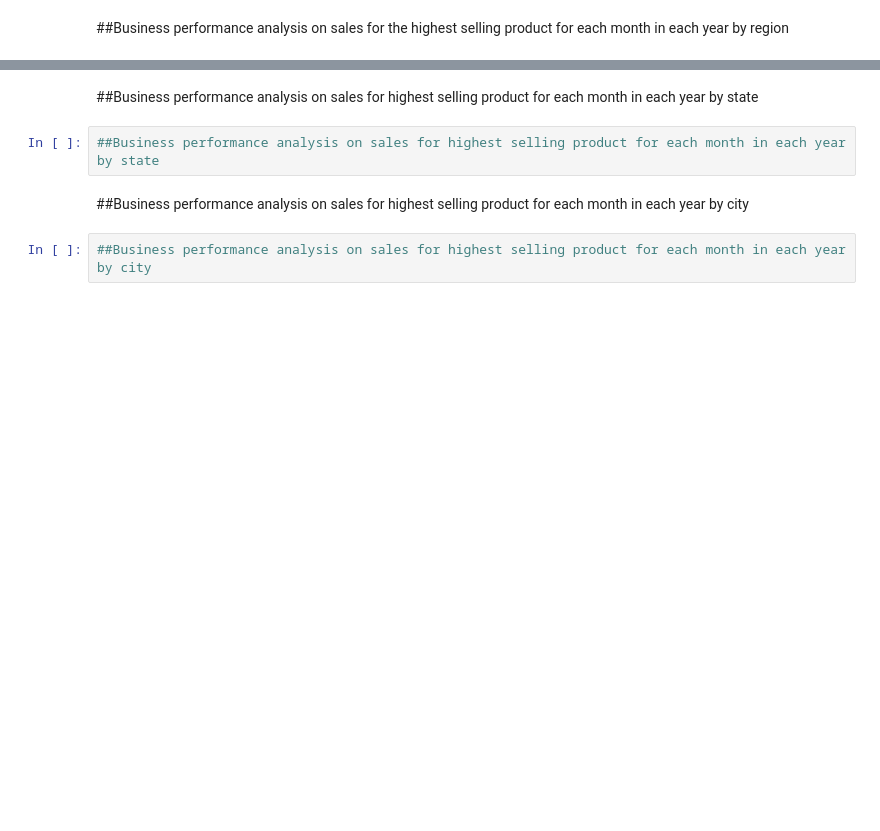
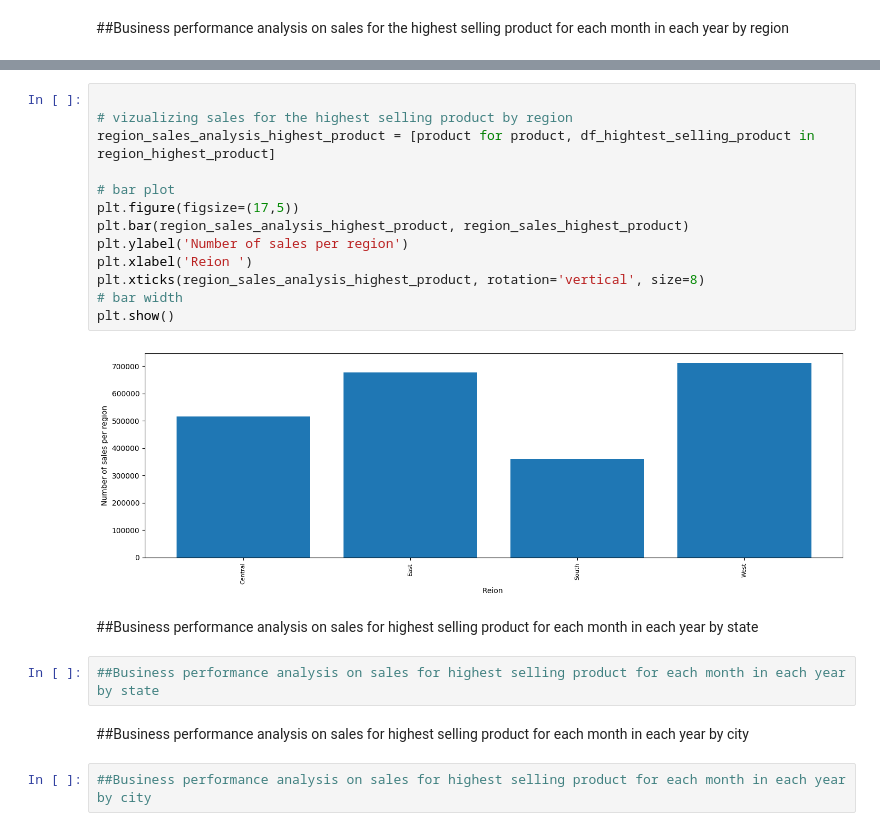
Before and after one commit to wandieinnocents/sales_analysis_pyhon_thesis_v3, a Jupyter notebook: v3_A_MULTIMODAL_ML_FRAMEWORK_FOR_BUSINESS_PERFORMANCE_ANALYSIS_Research_progress_v3.ipynb, the cells around one changed output, grey strips where cells are left out. Drawn from its saved outputs; the diff is of its cells as text; blank space fills up the shorter version.

```diff
--- a/v3_A_MULTIMODAL_ML_FRAMEWORK_FOR_BUSINESS_PERFORMANCE_ANALYSIS_Research_progress_v3.ipynb
+++ b/v3_A_MULTIMODAL_ML_FRAMEWORK_FOR_BUSINESS_PERFORMANCE_ANALYSIS_Research_progress_v3.ipynb
@@ -938,3 +986,18 @@ plt.show()
+# %%
+
+# vizualizing sales for the highest selling product by region
+region_sales_analysis_highest_product = [product for product, df_hightest_selling_product in region_highest_product]
+
+# bar plot
+plt.figure(figsize=(17,5))
+plt.bar(region_sales_analysis_highest_product, region_sales_highest_product)
+plt.ylabel('Number of sales per region')
+plt.xlabel('Reion ')
+plt.xticks(region_sales_analysis_highest_product, rotation='vertical', size=8)
+# bar width
+plt.show()
+# %% [output]
+[figure, added]
 # %% [markdown]
 ##Business performance analysis on sales for highest selling product for each month in each year  by state
 # %%
```
Also changed, not shown: parts of 3 cells of this notebook.
